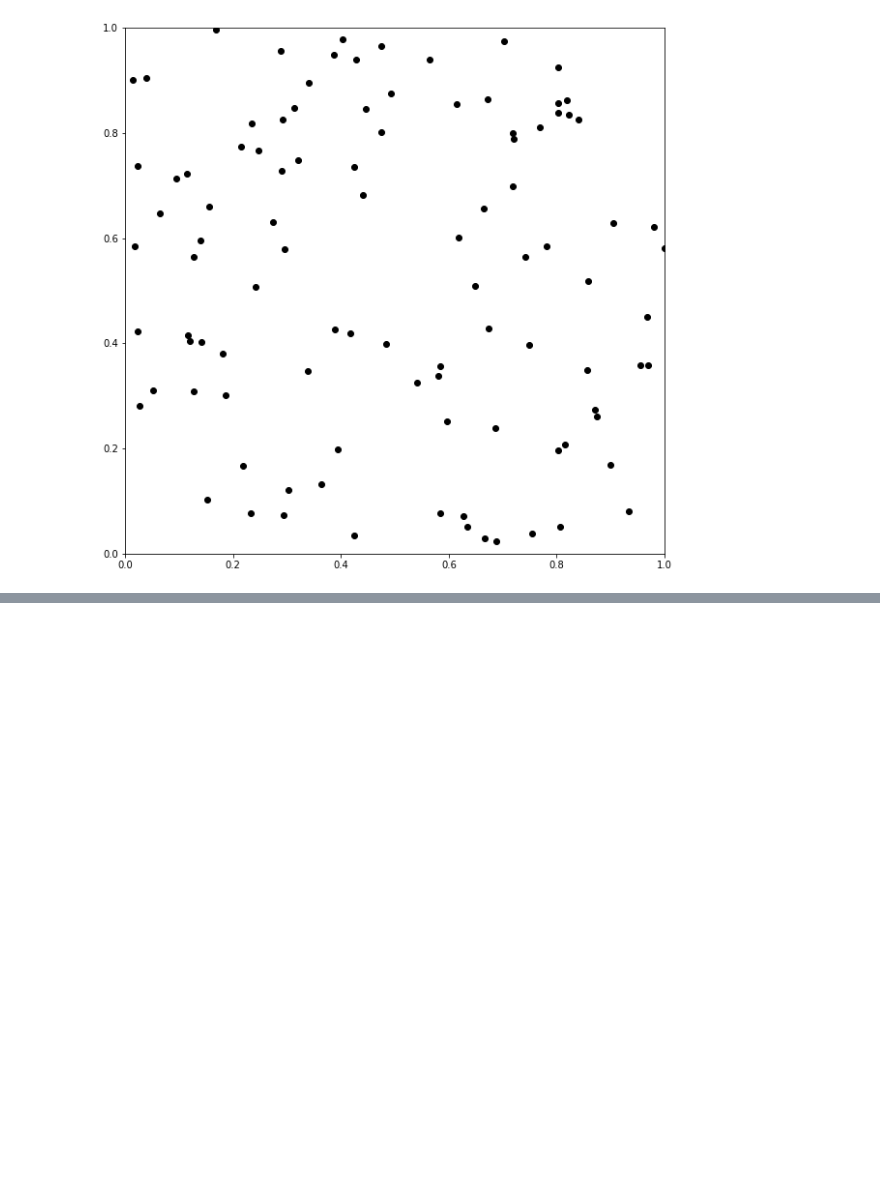
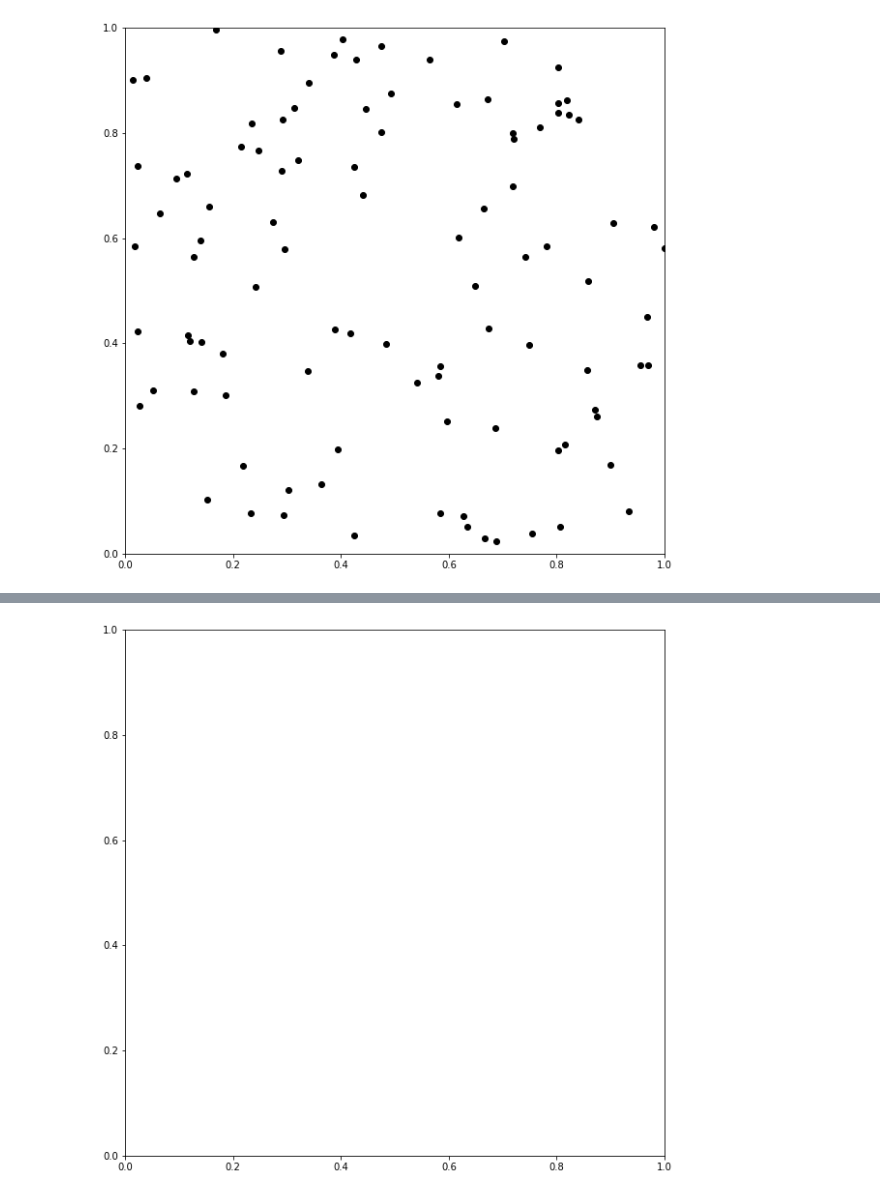
Before and after one commit to WeakKnight/PoissonDiskSampler, a Jupyter notebook: PoissonDiskSampler.ipynb, the cells around one changed output, grey strips where cells are left out. Drawn from its saved outputs; the diff is of its cells as text; code cells hidden in the pictures; blank space fills up the shorter version.

```diff
--- a/PoissonDiskSampler.ipynb
+++ b/PoissonDiskSampler.ipynb
@@ -25,0 +88,59 @@ plt.show()
+# %%
+%matplotlib inline
+import matplotlib.pyplot as plt
+from matplotlib.patches import Ellipse
+import numpy as np
+from matplotlib.text import OffsetFrom
+import Library as lib
+import random as rd
+
+def rmax2d(A, N):
+    return math.sqrt(A / (2 * math.sqrt(3) * N))
+
+def rmin2d(rmax, N, M, gamma = 1.5, beta = 0.65):
+    return rmax * (1.0 - ((N / M)**gamma))*beta
+
+def dijHat(dij, rmin, rmax):
+    if dij > (2.0 * rmin):
+        return min(dij, 2.0 * rmax)
+    else:
+        return 2.0 * rmin
+
+def weight(dij, rmin, rmax, alpha = 8.0):
+    return (1.0 - (dijHat(dij, rmin, rmax) / (2.0 * rmax))) ** alpha
+
+
+def get_all_samples_with_in_2rmax(sampleList, i):
+    result = []
+    for j in range(len(sampleList)):
+        if i == j:
+            continue
+
+
+    return result
+
+samples = []
+
+# Consistent Seed
+rd.seed(12345)
+
+for i in range(500):
+    samples.append([rd.random(), rd.random()])
+
+eliminatedSamples = []
+
+# Assign Weights
+
+
+# Build Heap
+
+
+# Generate Samples
+
+
+fig, ax = plt.subplots(figsize=(10, 10))
+ax.set_xlim(0, 1)
+ax.set_ylim(0, 1)
+plt.show()
+# %% [output]
+[figure, added]
```
Also changed, not shown: parts of 6 cells of this notebook.
